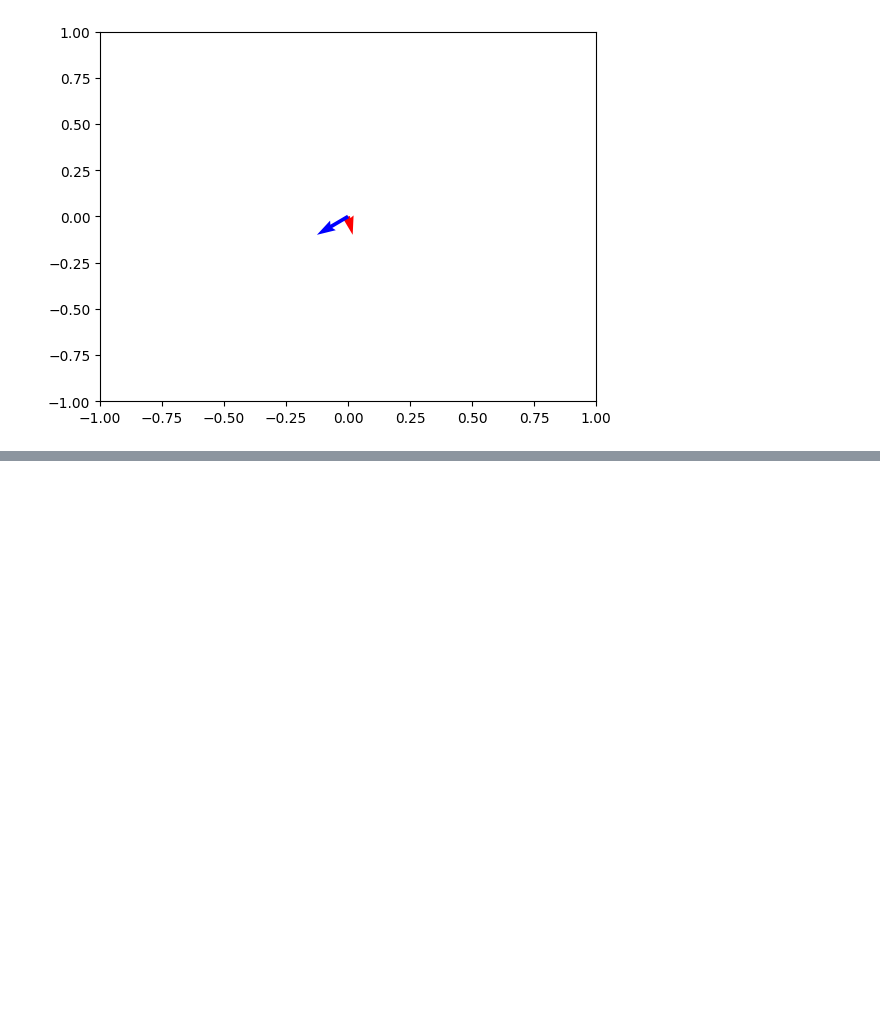
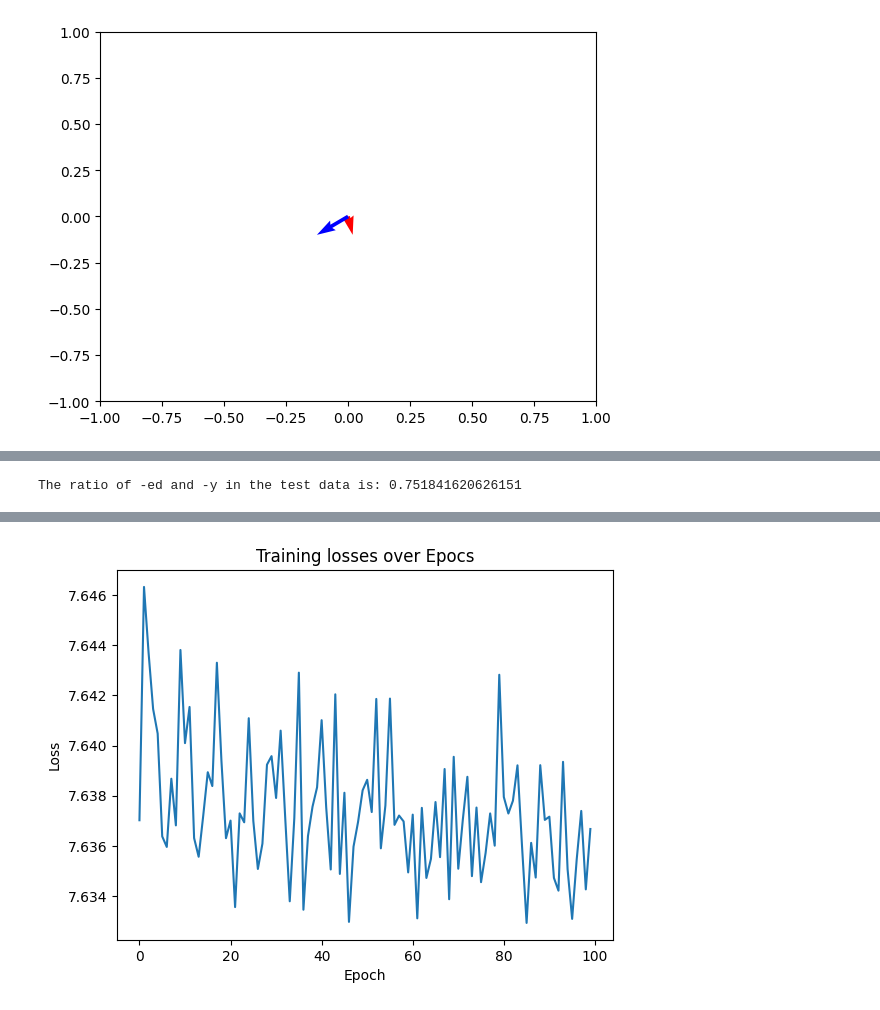
Before and after one commit to HIEUNT1610/Adv-Morphology---Affixal-Rivalry-ed-y, a Jupyter notebook: Affixal-Rivalry-ed-y.ipynb, the cells around one changed output, grey strips where cells are left out. Saved outputs shown, nothing was run; the diff lists cells and outputs as text; code cells hidden in the pictures; blank space fills up the shorter version.

```diff
--- a/Affixal-Rivalry-ed-y.ipynb
+++ b/Affixal-Rivalry-ed-y.ipynb
@@ -64,7 +64,7 @@ def cosine_similarity(v1, v2):
     return np.dot(v1, v2) / (np.linalg.norm(v1) * np.linalg.norm(v2))
 
 # Calculating the difference vector between the root and the derivational form:
-train_data['DIFFERENCE_VECTOR'] = train_data.apply(lambda x: difference_vector(x['ROOT_VECTOR'][0], x['DERIV_VECTOR'][0]), axis=1)
+train_data['DIFFERENCE_VECTOR'] = train_data.apply(lambda x: difference_vector(x['ROOT_VECTOR'], x['DERIV_VECTOR']), axis=1)
 
 # Separate the data into two groups: -ed and -y:
 train_data_ed = train_data[train_data['AFFIX'] == 0].reset_index(drop=True)
@@ -159,2 +165,21 @@ print(data)
 
 [4192 rows x 3 columns]
+# %%
+# Vectorize the data
+data['ROOT_VECTOR'] = data['ROOT'].apply(lambda x: vectorize(x.split()))
+
+# Process the train and test data:
+clf_train_data = train_data.drop(['ROOT', 'DERIV', 'DERIV_VECTOR', 'DIFFERENCE_VECTOR'], axis=1) # Train data is [LABEL, ROOT_VECTOR]
+clf_data = data.drop(['ROOT', 'DERIV'], axis = 1) # Test data is [LABEL, ROOT_VECTOR]
+clf_data = clf_data[clf_data['ROOT_VECTOR'].apply(lambda x: x is not None)] # Remove the rows with None values
+clf_data = clf_data.reset_index(drop=True)
+
+train_examples = [(x, y) for x, y in zip(clf_train_data['ROOT_VECTOR'], clf_train_data['AFFIX'])] # Train examples is [(ROOT_VECTOR, LABEL)]
+test_examples = [(x,y) for x, y  in zip(clf_data['ROOT_VECTOR'], clf_data['AFFIX'])]         # Test examples is [(ROOT_VECTOR, LABEL)]
+
+# The ratio of -ed and -y in the test data:
+clf_data_ed = clf_data[clf_data['AFFIX'] == 0].reset_index(drop=True)
+clf_data_y = clf_data[clf_data['AFFIX'] == 1].reset_index(drop=True)
+print(f"The ratio of -ed and -y in the test data is: {len(clf_data_ed) / len(clf_data_y)}")
+# %% [output]
+The ratio of -ed and -y in the test data is: 0.751841620626151
@@ -160,0 +216,58 @@ print(data)
+# %%
+# Initialize the classifier:
+classifier = AffixClassifier()
+
+# Define the loss function and optimizer:
+loss_function = nn.NLLLoss() # Negative Log Likelihood Loss
+optimizer = optim.SGD(classifier.parameters(), lr=0.01) # Stochastic Gradient Descent
+
+# Train the classifier:
+from random import shuffle
+train_losses = []
+NB_EPOCHS = 100
+BATCH_SIZE = 7 # There are 76 examples in the training data, so we can use a batch size of 7
+
+for epoch in range(NB_EPOCHS):
+    epoch_loss = 0
+
+    # shuffle data
+    shuffle(train_examples)
+    i = 0
+    while i < len(train_examples):
+
+        batch = train_examples[i: i+BATCH_SIZE]
+        i += BATCH_SIZE
+
+        contexts, targets = zip(*batch)
+
+        # Step 1. Prepare the inputs to be passed to the model
+        input_tensor = torch.from_numpy(np.array(contexts)) # [BATCH_SIZE, VECTOR_DIM]
+        gold_labels = torch.tensor(targets, dtype=torch.long)   # [BATCH_SIZE]
+
+        # TODO : continue the learning (cf. previous lab session TD7)
+        # Step 2. Reset gradients to 0
+        classifier.zero_grad()
+
+        # Step 3. Forward propagation
+        classifier(input_tensor)
+
+        # Step 4. Compute the loss and add training loss to the epoch loss
+        loss = loss_function(classifier(input_tensor), gold_labels)
+        epoch_loss += loss.item()
+
+        # Step 5. Backward propagation
+        loss.backward()
+
+        # Step 6. Update the parameters
+        optimizer.step()
+
+    # end of handling of this batch
+    print("Loss on training set at epoch %d : %f" %(epoch, epoch_loss))
+    train_losses.append(epoch_loss)
+# Plot the training losses
+plt.plot(train_losses)
+plt.xlabel("Epoch")
+plt.ylabel("Loss")
+plt.title("Training losses over Epocs")
+plt.show()
+# %% [output]
@@ -160,0 +291 @@ print(data)
+[figure, added]
```
Also changed, not shown: parts of 11 cells of this notebook.
